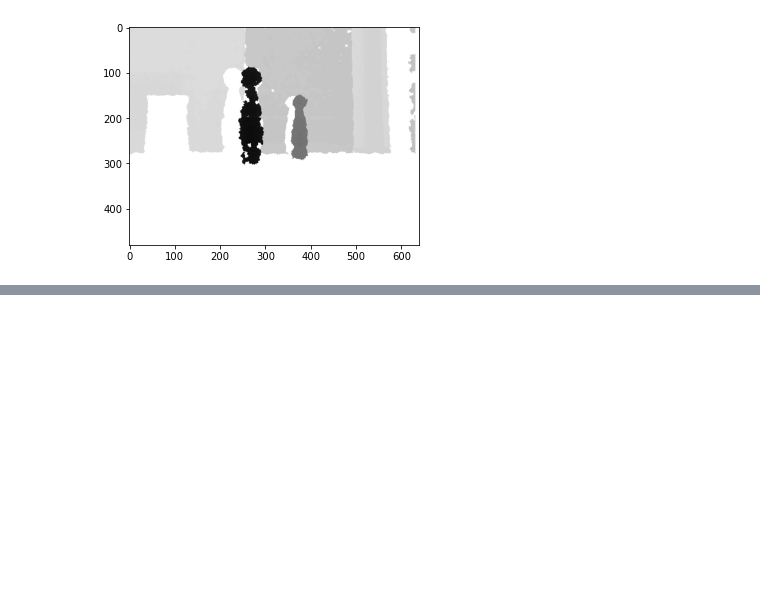
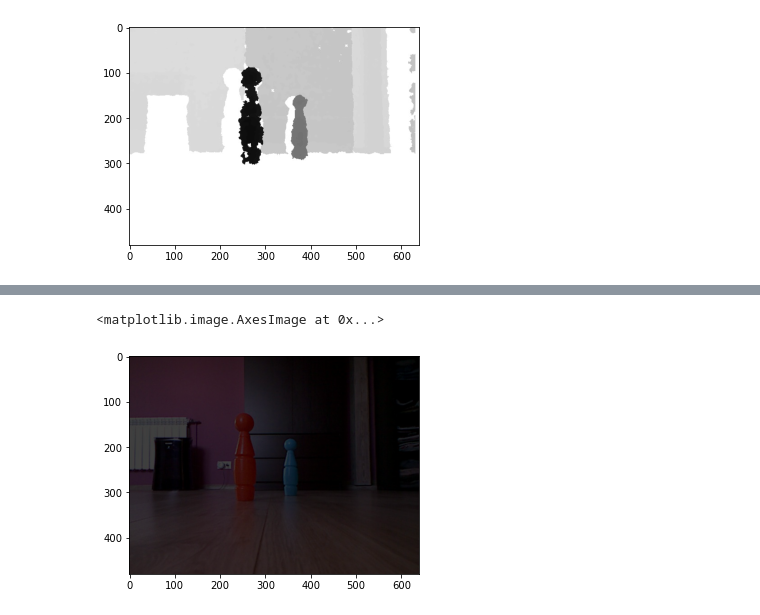
Before and after one commit to MarcinFilipek/Vision, a Jupyter notebook: notebooks/Kinect/Masking image by depth.ipynb, the cells around one changed output, grey strips where cells are left out. Saved outputs shown, nothing was run; the diff lists cells and outputs as text; code cells hidden in the pictures; blank space fills up the shorter version.

```diff
--- a/notebooks/Kinect/Masking image by depth.ipynb
+++ b/notebooks/Kinect/Masking image by depth.ipynb
@@ -10,0 +21,5 @@ plt.imshow(img, cmap='gray')
+# %%
+plt.imshow(rgbImage)
+# %% [output]
+<matplotlib.image.AxesImage at 0x...>
+[figure, added]
```
Also changed, not shown: parts of 7 cells of this notebook.
